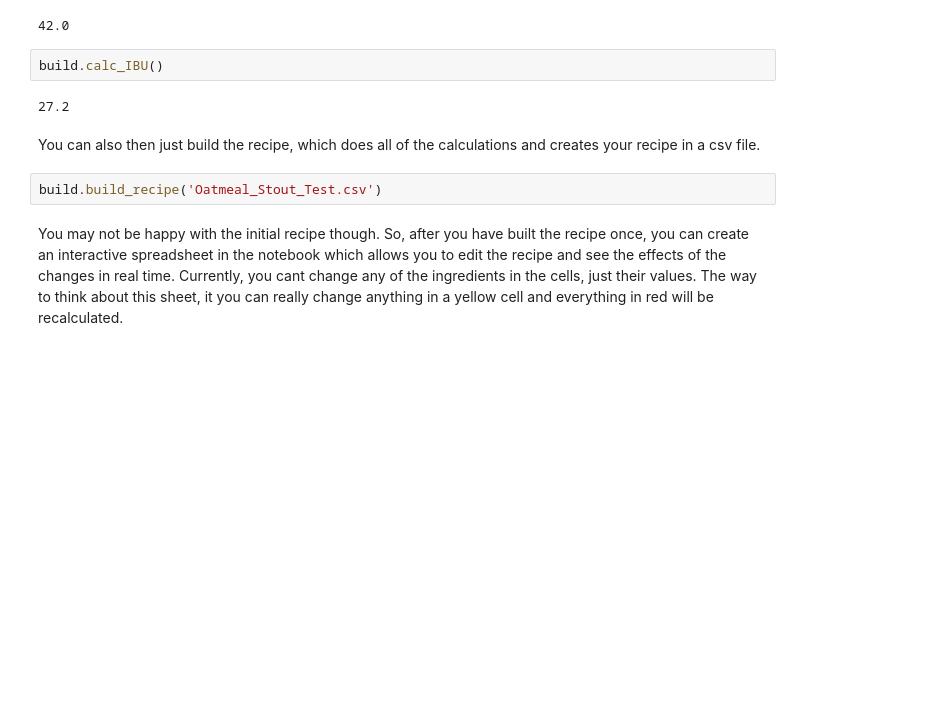
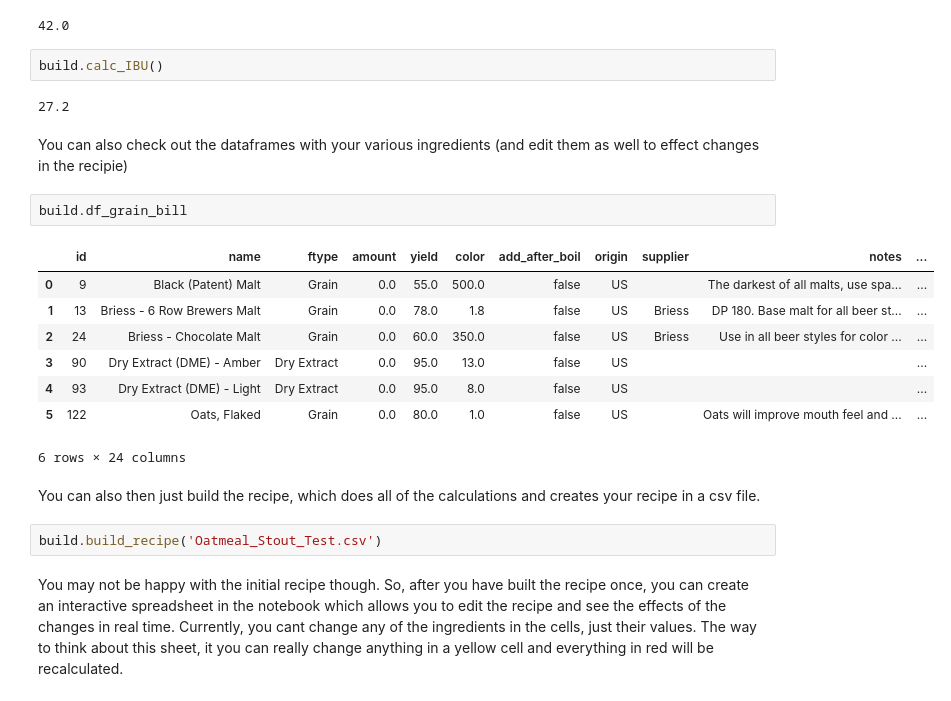
Before and after one commit to imedan/brew_builder, a Jupyter notebook: brew_builder_demo.ipynb, the cells around one changed output. Saved outputs shown, nothing was run; the diff lists cells and outputs as text; blank space fills up the shorter version.

```diff
--- a/brew_builder_demo.ipynb
+++ b/brew_builder_demo.ipynb
@@ -85,6 +101,19 @@ build.calc_color()
 build.calc_IBU()
 # %% [output]
 27.2
+# %% [markdown]
+You can also check out the dataframes with your various ingredients (and edit them as well to effect changes in the recipie)
+# %%
+build.df_grain_bill
+# %% [output]
+|  | id | name | ftype | amount | yield | color | add_after_boil | origin | supplier | notes | ... |
+| 0 | 9 | Black (Patent) Malt | Grain | 0.0 | 55.0 | 500.0 | false | US |  | The darkest of all malts, use spa... | ... |
+| 1 | 13 | Briess - 6 Row Brewers Malt | Grain | 0.0 | 78.0 | 1.8 | false | US | Briess | DP 180. Base malt for all beer st... | ... |
+| 2 | 24 | Briess - Chocolate Malt | Grain | 0.0 | 60.0 | 350.0 | false | US | Briess | Use in all beer styles for color ... | ... |
+| 3 | 90 | Dry Extract (DME) - Amber | Dry Extract | 0.0 | 95.0 | 13.0 | false | US |  |  | ... |
+| 4 | 93 | Dry Extract (DME) - Light | Dry Extract | 0.0 | 95.0 | 8.0 | false | US |  |  | ... |
+| 5 | 122 | Oats, Flaked | Grain | 0.0 | 80.0 | 1.0 | false | US |  | Oats will improve mouth feel and ... | ... |
+6 rows × 24 columns
 # %% [markdown]
 You can also then just build the recipe, which does all of the calculations and creates your recipe in a csv file.
 # %%
```
Also changed, not shown: parts of 2 cells of this notebook, 3 other files.
